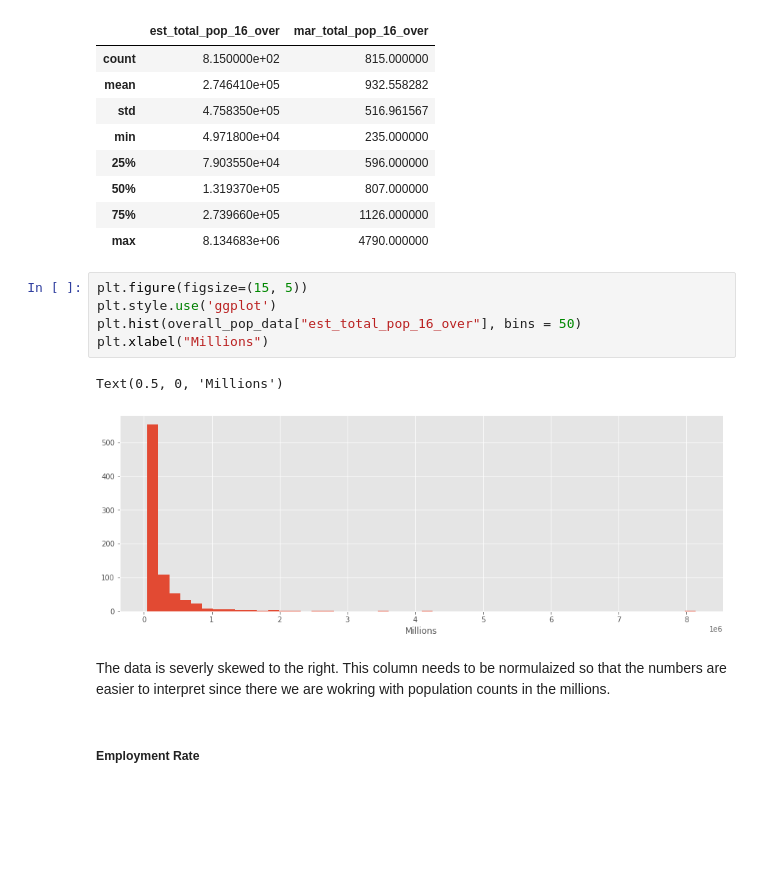
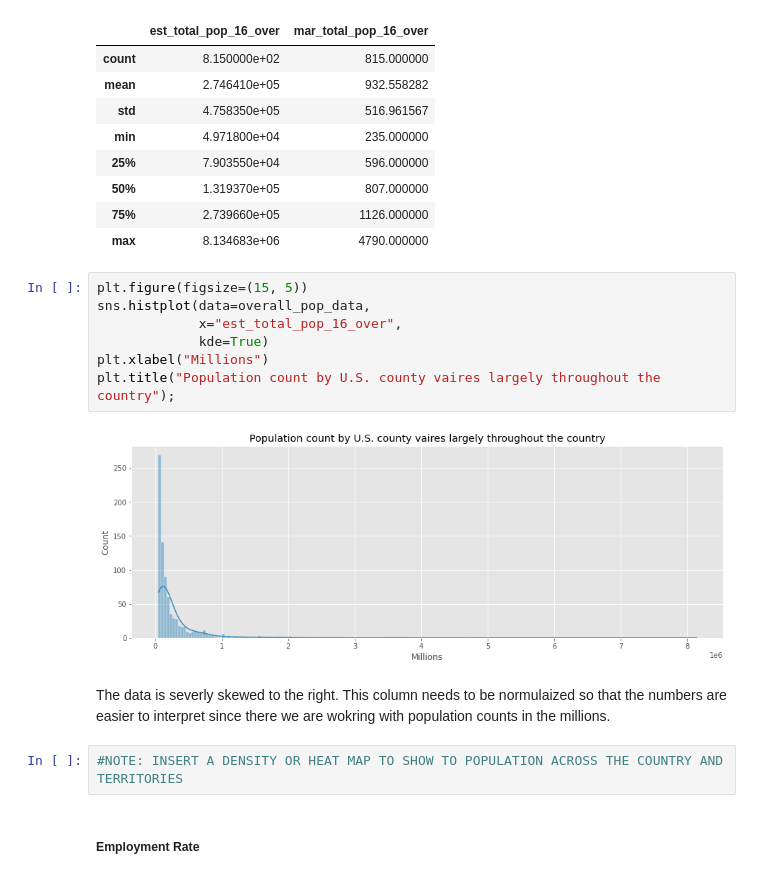
Before and after one commit to mosymns13/DS4A-Team13-Digital-Divide-Project, a Jupyter notebook: Employment and Income EDA.ipynb, the cells around one changed output. Cells and saved outputs as stored; diff of their text form; blank space fills up the shorter version.

```diff
--- a/Employment and Income EDA.ipynb
+++ b/Employment and Income EDA.ipynb
@@ -152,16 +153,19 @@ overall_pop_data[["est_total_pop_16_over", "mar_total_pop_16_over"]].describe()
 | 50% | 1.319370e+05 | 807.000000 |
 | 75% | 2.739660e+05 | 1126.000000 |
 | max | 8.134683e+06 | 4790.000000 |
-# %%
-plt.figure(figsize=(15, 5))
-plt.style.use('ggplot')
-plt.hist(overall_pop_data["est_total_pop_16_over"], bins = 50)
-plt.xlabel("Millions")
-# %% [output]
-Text(0.5, 0, 'Millions')
-[figure, removed]
+# %%
+plt.figure(figsize=(15, 5))
+sns.histplot(data=overall_pop_data,
+             x="est_total_pop_16_over",
+             kde=True)
+plt.xlabel("Millions")
+plt.title("Population count by U.S. county vaires largely throughout the country");
+# %% [output]
+[figure, added]
 # %% [markdown]
 The data is severly skewed to the right. This column needs to be normulaized so that the numbers are easier to interpret since there we are wokring with population counts in the millions.
+# %%
+#NOTE: INSERT A DENSITY OR HEAT MAP TO SHOW TO POPULATION ACROSS THE COUNTRY AND TERRITORIES
 # %% [markdown]
 ##### Employment Rate
 # %%
```
Also changed, not shown: parts of 23 cells of this notebook.
